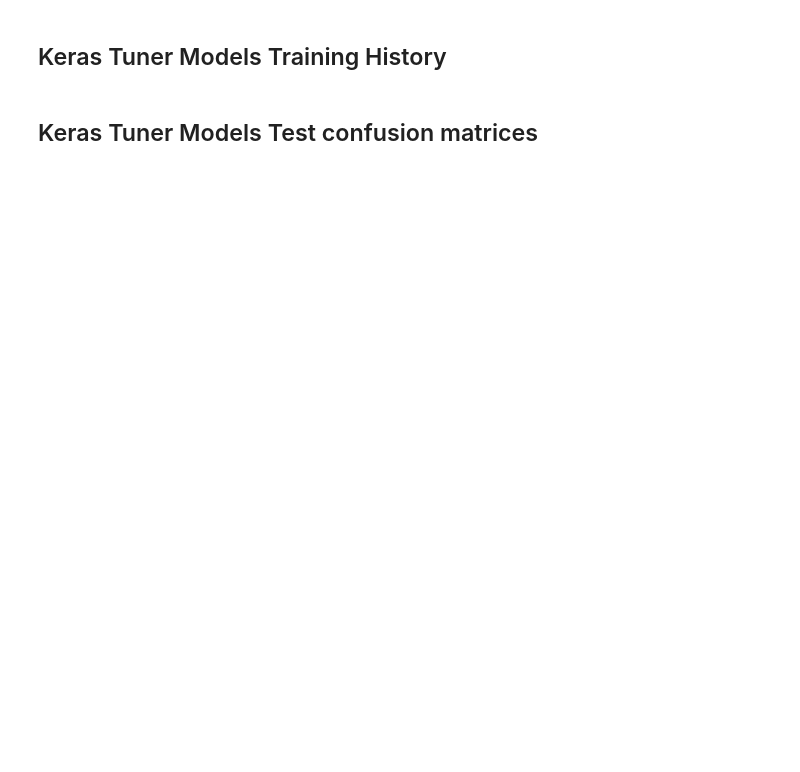
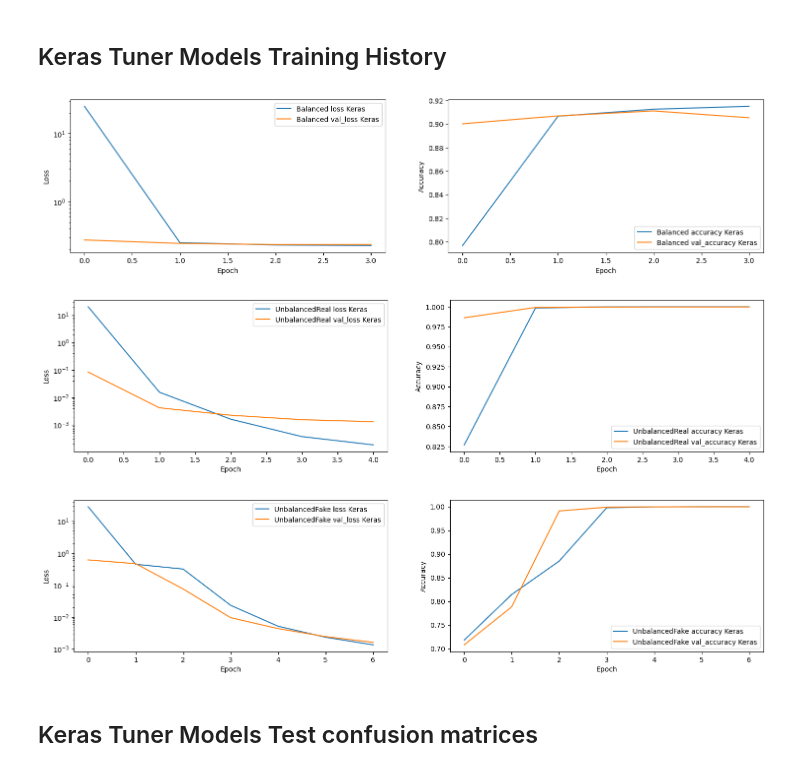
Before and after one commit to PaulMagos/ISPR, a Jupyter notebook: Assignment3/notebook.ipynb, the cells around one changed output. Saved outputs shown, nothing was run; the diff lists cells and outputs as text; code cells hidden in the pictures; blank space fills up the shorter version.

```diff
--- a/Assignment3/notebook.ipynb
+++ b/Assignment3/notebook.ipynb
@@ -483,8 +505,8 @@ for kind in ModelsNames:
         MyHyperModel(),
         objective="val_accuracy",
         overwrite=TrainKerasModels[kind],
-        directory="./ktModels/" + kind + '_' + str(MAX_TEXT_LEN) + '_' + str(SubjectFlag),
-        project_name=kind + "_CNN",
+        directory=f"{keras_path}/{kind}_{str(MAX_TEXT_LEN)}_{str(SubjectFlag)}",
+        project_name=f"{kind}_CNN",
     )
 
     # if TrainModels[kind]:
@@ -503,6 +525,11 @@ for kind in ModelsNames:
         patience=3,
         min_delta=0.05,
         restore_best_weights=True)])
-        models[kind].save('./ktModels/' + kind + '_' + str(MAX_TEXT_LEN) + '_' + str(SubjectFlag))
+        model_hist[kind] = model_hist[kind].history
+        models[kind].save(f'{keras_path}/{kind}_{str(MAX_TEXT_LEN)}_{str(SubjectFlag)}.h5')
+        with open(f'{keras_path}/histories/{kind}_{str(MAX_TEXT_LEN)}_{str(SubjectFlag)}_hist.hist', 'wb') as file_pi:
+            pickle.dump(model_hist[kind], file_pi)
+    else:
+        models[kind] = tf.keras.models.load_model(f'{keras_path}/{kind}_{str(MAX_TEXT_LEN)}_{str(SubjectFlag)}.h5')
 # %% [output]
 Finding best hyperparameters for  Balanced
@@ -544,23 +571,30 @@ Keras Tuner: Accuracy validation set  UnbalancedFake 0.46876044102906783
 # %% [markdown]
 ## Keras Tuner Models Training History
 # %%
-# for i, kind in enumerate(ModelsNames):
-#     # plot training history
-#     fig, ax = plt.subplots(1, 2, figsize=(18, 4))
-#     # ax[i].set_title(knd + ' training history')
-#     ax[0].plot(model_hist[kind].history['loss'], label= kind + ' loss Keras')
-#     ax[0].plot(model_hist[kind].history['val_loss'], label = kind + ' val_loss Keras')
-#     ax[0].set_xlabel('Epoch')
-#     ax[0].set_ylabel('Loss')
-#     ax[0].set_yscale('log')
-#     ax[0].legend(loc='upper right');
+for i, kind in enumerate(ModelsNames):
+    visualkeras.layered_view(models[kind], scale_xy=0.8, draw_volume=True, legend=True, to_file=f'{keras_path}/images/{kind}_{str(MAX_TEXT_LEN)}_{str(SubjectFlag)}.png')
+    with open(f'{keras_path}/histories/{kind}_{str(MAX_TEXT_LEN)}_{str(SubjectFlag)}_hist.hist', 'rb') as file_pi:
+            model_hist[kind] = pickle.load(file_pi)
+    # plot training history
+    fig, ax = plt.subplots(1, 2, figsize=(18, 4))
+    # ax[i].set_title(knd + ' training history')
+    ax[0].plot(model_hist[kind]['loss'], label= kind + ' loss Keras')
+    ax[0].plot(model_hist[kind]['val_loss'], label = kind + ' val_loss Keras')
+    ax[0].set_xlabel('Epoch')
+    ax[0].set_ylabel('Loss')
+    ax[0].set_yscale('log')
+    ax[0].legend(loc='upper right');
 
-#     ax[1].plot(model_hist[kind].history['accuracy'], label=kind + ' accuracy Keras')
-#     ax[1].plot(model_hist[kind].history['val_accuracy'], label = kind + ' val_accuracy Keras')
-#     ax[1].set_xlabel('Epoch')
-#     ax[1].set_xlabel('Epoch')
-#     ax[1].set_ylabel('Accuracy')
-#     ax[1].legend(loc='lower right');
+    ax[1].plot(model_hist[kind]['accuracy'], label=kind + ' accuracy Keras')
+    ax[1].plot(model_hist[kind]['val_accuracy'], label = kind + ' val_accuracy Keras')
+    ax[1].set_xlabel('Epoch')
+    ax[1].set_xlabel('Epoch')
+    ax[1].set_ylabel('Accuracy')
+    ax[1].legend(loc='lower right');
+# %% [output]
+[figure, added]
+[figure, added]
+[figure, added]
 # %% [markdown]
 ## Keras Tuner Models Test confusion matrices
 # %%
```
Also changed, not shown: parts of 16 cells of this notebook, 1 other file.
